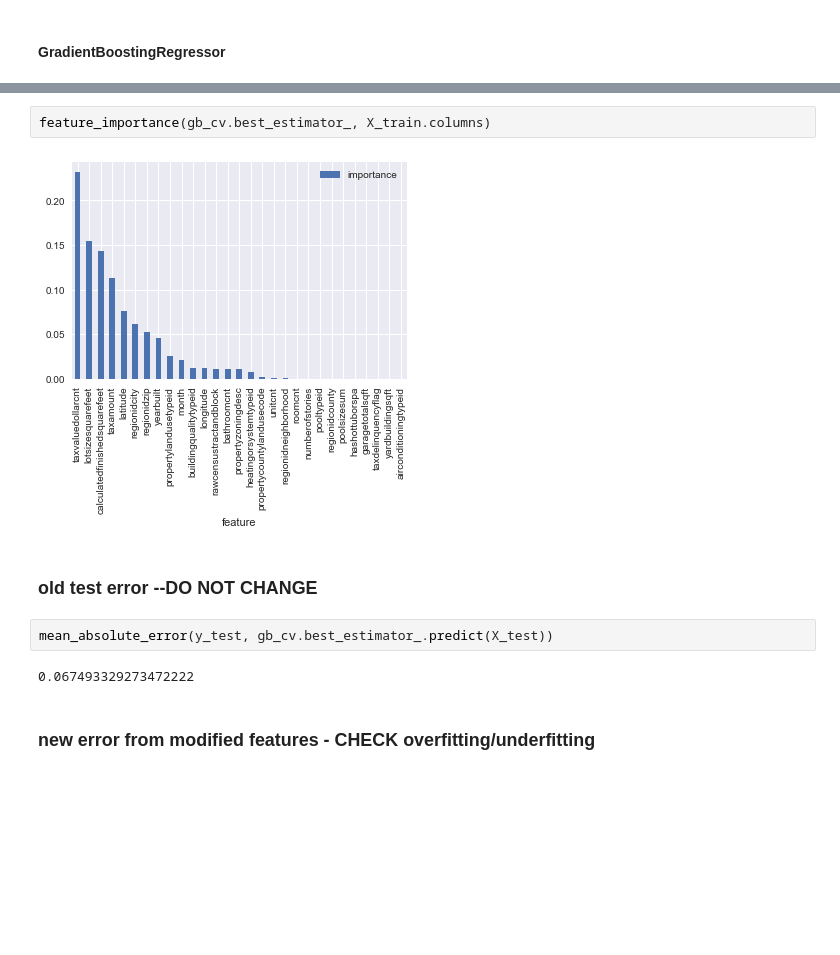
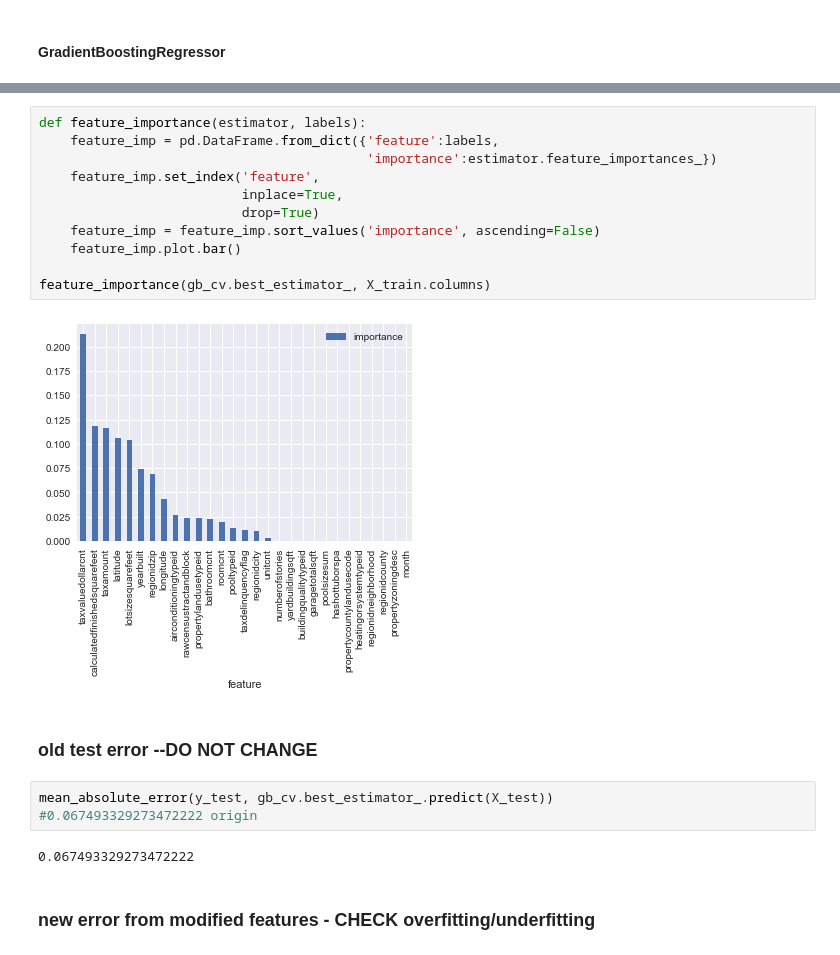
Before and after one commit to summersuny/03kagglePrediction, a Jupyter notebook: Data Cleaning v3.ipynb, the cells around one changed output, grey strips where cells are left out. Cells and saved outputs as stored; diff of their text form; blank space fills up the shorter version.

```diff
--- a/Data Cleaning v3.ipynb
+++ b/Data Cleaning v3.ipynb
@@ -556,11 +621,21 @@ print(gb_cv.best_params_)
-# %%
-feature_importance(gb_cv.best_estimator_, X_train.columns)
-# %% [output]
-[figure, removed]
+# %%
+def feature_importance(estimator, labels):
+    feature_imp = pd.DataFrame.from_dict({'feature':labels,
+                                          'importance':estimator.feature_importances_})
+    feature_imp.set_index('feature',
+                          inplace=True,
+                          drop=True)
+    feature_imp = feature_imp.sort_values('importance', ascending=False)
+    feature_imp.plot.bar()
+
+feature_importance(gb_cv.best_estimator_, X_train.columns)
+# %% [output]
+[figure, added]
 # %% [markdown]
 ### old test error  --DO NOT CHANGE
 # %%
 mean_absolute_error(y_test, gb_cv.best_estimator_.predict(X_test))
+#0.067493329273472222 origin
 # %% [output]
 0.067493329273472222
 # %% [markdown]
```
Also changed, not shown: parts of 24 cells of this notebook, 1 other file.
